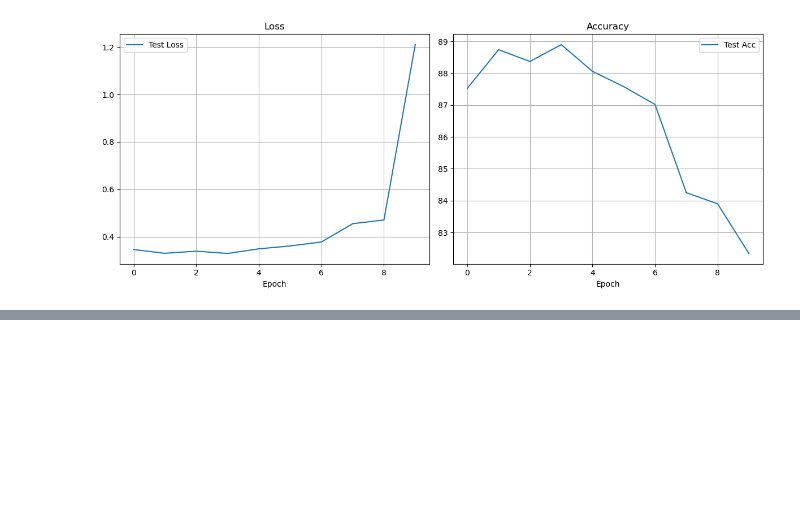
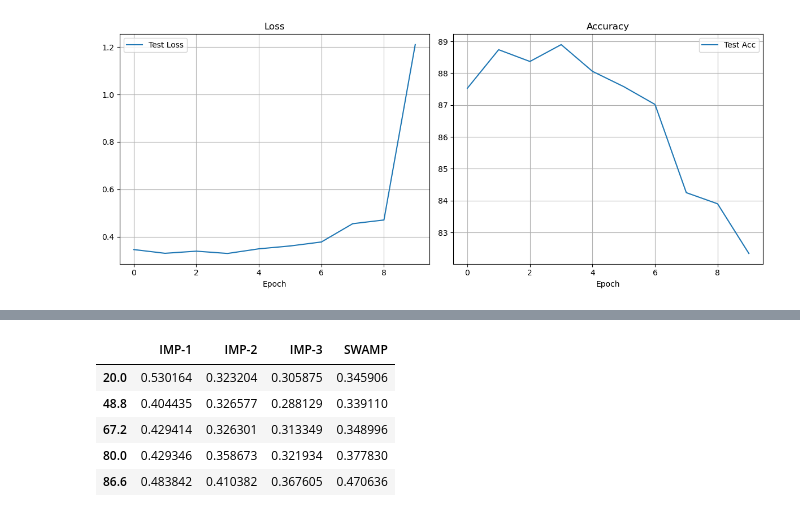
Before and after one commit to OllaAmigos/swamp-iterative-pruning, a Jupyter notebook: swamp_project.ipynb, the cells around one changed output, grey strips where cells are left out. Saved outputs shown, nothing was run; the diff lists cells and outputs as text; code cells hidden in the pictures; blank space fills up the shorter version.

```diff
--- a/swamp_project.ipynb
+++ b/swamp_project.ipynb
@@ -724,0 +751,36 @@ plt.show()
+# %%
+err_data = pd.DataFrame([])
+loss_data = pd.DataFrame([])
+
+index_sparse_lvl = pd.Index([0.0, 20.0, 36.0, 48.8, 60.0, 67.2, 73.8, 80.0, 83.2, 86.6, 90.0]) # степени спрашенности
+
+# IMP-1 с matching ticket
+imp_1_metrics_data = pd.read_csv('imp_1_t_10.csv')[9:]
+err_data['IMP-1'] = 100 - imp_1_metrics_data[::10][['imp_test_accs']].reset_index(drop=True)
+loss_data['IMP-1'] = imp_1_metrics_data[::10][['imp_test_losses']].reset_index(drop=True)
+
+# Ensemble IMP-2
+ensemble_2_10_10_10_history = pd.read_csv('ensemble_2_10_10_10.csv')
+err_data['IMP-2'] = 100 - ensemble_2_10_10_10_history['ensemble_acc'].reset_index(drop=True)
+err_data['IMP-2'] = err_data['IMP-2'].shift(1)
+
+loss_data['IMP-2'] = ensemble_2_10_10_10_history['ensemble_loss'].reset_index(drop=True)
+loss_data['IMP-2'] = loss_data['IMP-2'].shift(1)
+
+# Ensemble IMP-3
+ensemble_2_10_10_10_history = pd.read_csv('ensemble_3_10_10_10.csv')
+err_data['IMP-3'] = 100 - ensemble_2_10_10_10_history['ensemble_acc'].reset_index(drop=True)
+err_data['IMP-3'] = err_data['IMP-3'].shift(1)
+
+loss_data['IMP-3'] = ensemble_2_10_10_10_history['ensemble_loss'].reset_index(drop=True)
+loss_data['IMP-3'] = loss_data['IMP-3'].shift(1)
+
+# SWAMP (n=3)
+swamp_metrics = pd.read_csv('cos_swamp.csv')
+err_data['SWAMP'] = 100 - swamp_metrics['test_acc'].reset_index(drop=True)
+err_data['SWAMP'] = err_data['SWAMP'].shift(1)
+
+loss_data['SWAMP'] = swamp_metrics['test_loss'].reset_index(drop=True)
+loss_data['SWAMP'] = loss_data['SWAMP'].shift(1)
+
+loss_data.index, err_data.index = index_sparse_lvl, index_sparse_lvl
@@ -724,0 +881,9 @@ plt.show()
+# %%
+loss_data.iloc[1::2]
+# %% [output]
+|  | IMP-1 | IMP-2 | IMP-3 | SWAMP |
+| 20.0 | 0.530164 | 0.323204 | 0.305875 | 0.345906 |
+| 48.8 | 0.404435 | 0.326577 | 0.288129 | 0.339110 |
+| 67.2 | 0.429414 | 0.326301 | 0.313349 | 0.348996 |
+| 80.0 | 0.429346 | 0.358673 | 0.321934 | 0.377830 |
+| 86.6 | 0.483842 | 0.410382 | 0.367605 | 0.470636 |
```
Also changed, not shown: parts of 14 cells of this notebook, 1 other file.
